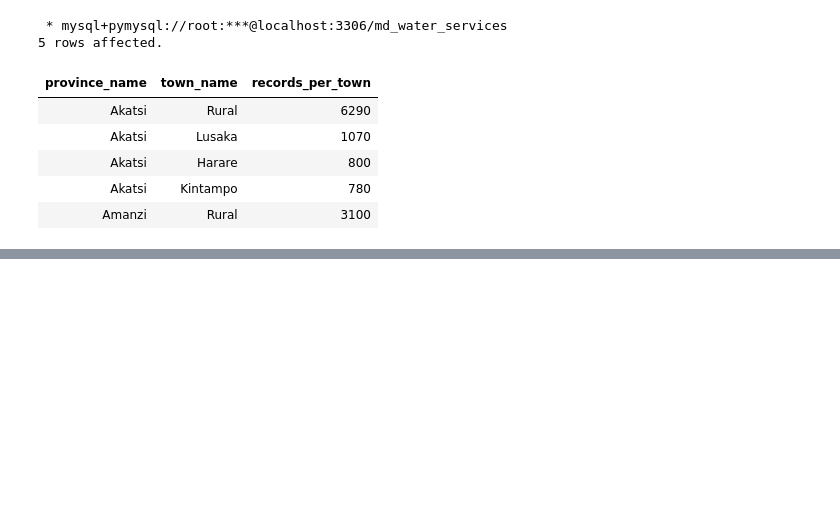
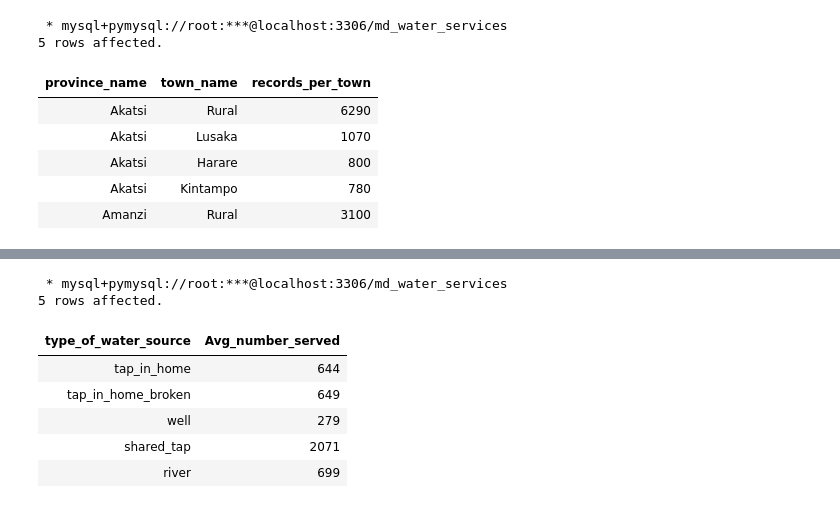
Before and after one commit to Quayson97/Restoring-the-lifeblood-of-Maji-Ndogo, a Jupyter notebook: MD_water_crisis-analysis/Unveil_MD_water_crisis.ipynb, the cells around one changed output, grey strips where cells are left out. Cells and saved outputs as stored; diff of their text form; code cells hidden in the pictures; blank space fills up the shorter version.

```diff
--- a/MD_water_crisis-analysis/Unveil_MD_water_crisis.ipynb
+++ b/MD_water_crisis-analysis/Unveil_MD_water_crisis.ipynb
@@ -288,0 +355,20 @@ SELECT
+# %%
+%%sql
+# Average number of people served by each water source
+
+SELECT
+    type_of_water_source,
+    ROUND(AVG(number_of_people_served)) AS Avg_number_served
+FROM
+    water_source
+GROUP BY
+type_of_water_source;
+# %% [output]
+ * mysql+pymysql://root:***@localhost:3306/md_water_services
+5 rows affected.
+| type_of_water_source | Avg_number_served |
+| tap_in_home | 644 |
+| tap_in_home_broken | 649 |
+| well | 279 |
+| shared_tap | 2071 |
+| river | 699 |
```
Also changed, not shown: parts of 10 cells of this notebook.
